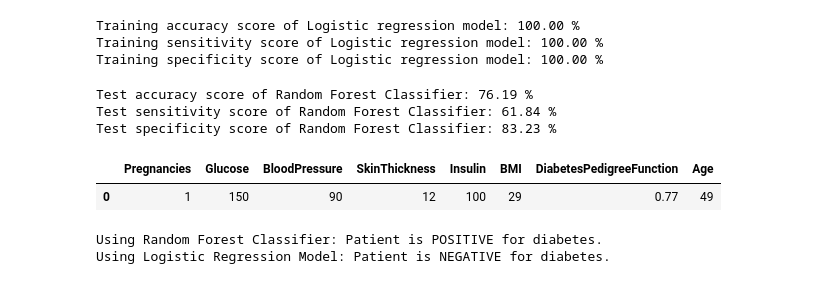
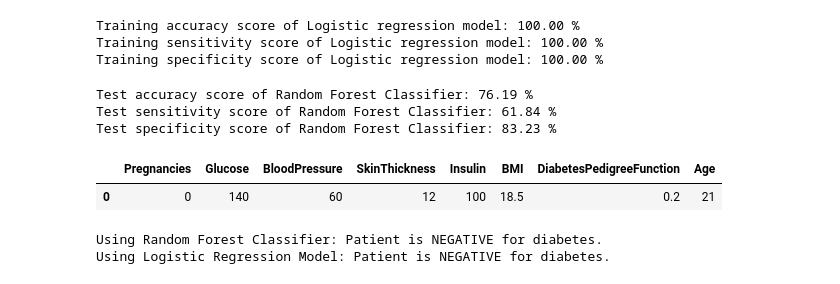
Before and after one commit to aiquiamjot/App_Physics157, a Jupyter notebook: coding project/project.ipynb, the cells around one changed output. Cells and saved outputs as stored; diff of their text form; code cells hidden in the pictures.

```diff
--- a/coding project/project.ipynb
+++ b/coding project/project.ipynb
@@ -354,31 +246,31 @@ Test sensitivity score of Random Forest Classifier: 61.84 %
 Test specificity score of Random Forest Classifier: 83.23 %
 # %%
 # input variables
-preg = 1
-glucose = 150
-bp = 90
+preg = 0
+glucose = 140
+bp = 60
 skinThickness = 12
 insulin = 100
-bmi = 29
-dpf = 0.77
-age = 49
+bmi = 18.5
+dpf = 0.20
+age = 21
 
 sample = pd.DataFrame({'Pregnancies':[preg], 'Glucose':[glucose], 'BloodPressure':[bp], 'SkinThickness':[skinThickness],
                         'Insulin':[insulin], 'BMI':[bmi], 'DiabetesPedigreeFunction':[dpf], 'Age':[age]})
 display(sample)
 
 z = classifier.predict(sample)
 zz = log_reg.predict(sample)
 if z[0] == 1:
     print('Using Random Forest Classifier: Patient is POSITIVE for diabetes.')
 else:
     print('Using Random Forest Classifier: Patient is NEGATIVE for diabetes.')
 if zz[0] == 1:
     print('Using Logistic Regression Model: Patient is POSITIVE for diabetes.')
 else:
     print('Using Logistic Regression Model: Patient is NEGATIVE for diabetes.')
 # %% [output]
 |  | Pregnancies | Glucose | BloodPressure | SkinThickness | Insulin | BMI | DiabetesPedigreeFunction | Age |
-| 0 | 1 | 150 | 90 | 12 | 100 | 29 | 0.77 | 49 |
+| 0 | 0 | 140 | 60 | 12 | 100 | 18.5 | 0.2 | 21 |
-Using Random Forest Classifier: Patient is POSITIVE for diabetes.
+Using Random Forest Classifier: Patient is NEGATIVE for diabetes.
 Using Logistic Regression Model: Patient is NEGATIVE for diabetes.
```
Also changed, not shown: parts of 9 cells of this notebook, 1 other file.
